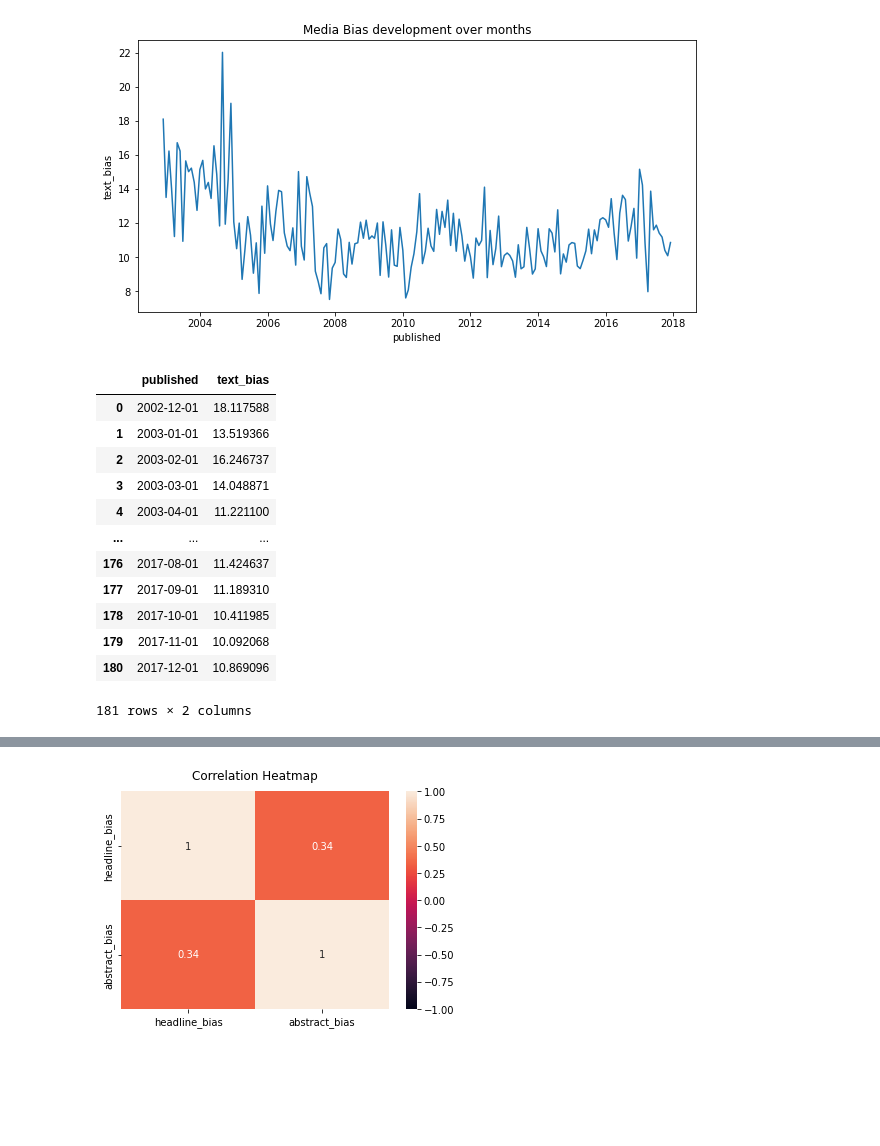
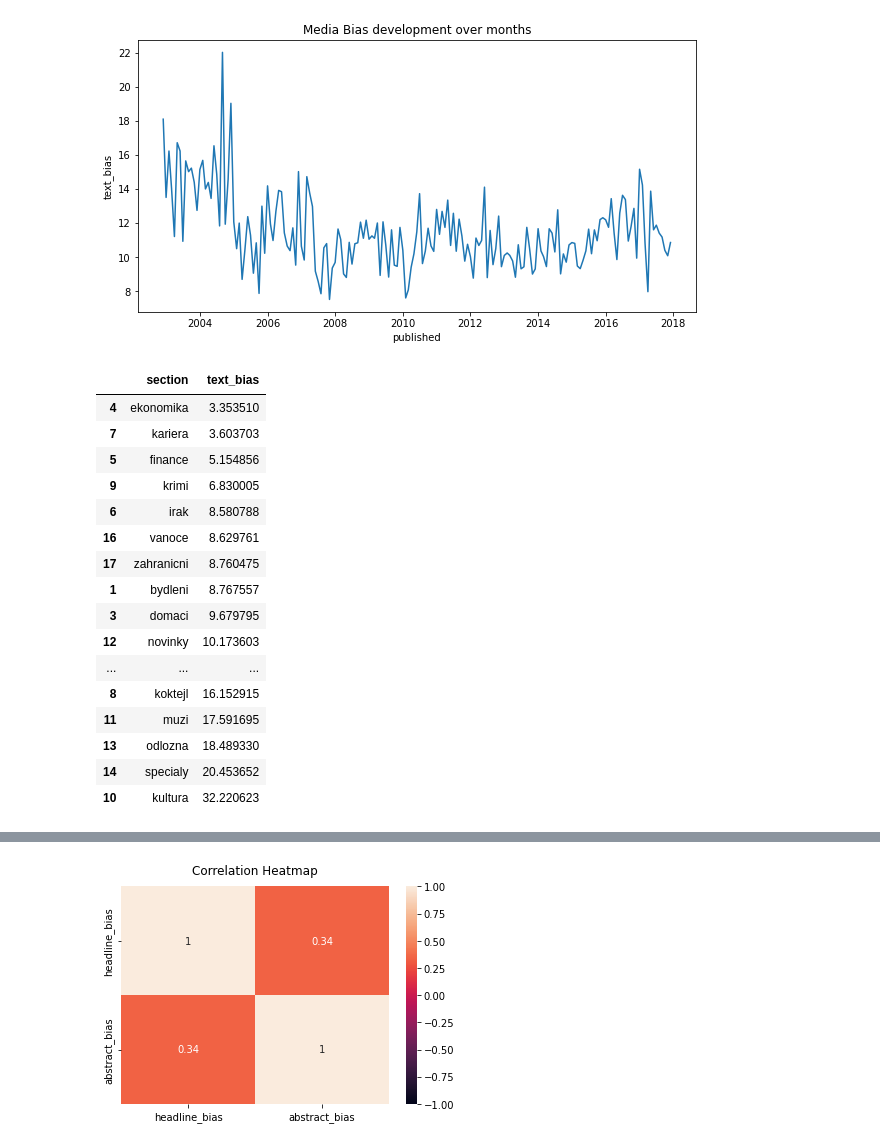
Before and after one commit to horychtom/czech-media-bias-detection, a Jupyter notebook: notebooks/media/full_pipeline/inference_experiments.ipynb, the cells around one changed output, grey strips where cells are left out. Cells and saved outputs as stored; diff of their text form; code cells hidden in the pictures; blank space fills up the shorter version.

```diff
--- a/notebooks/media/full_pipeline/inference_experiments.ipynb
+++ b/notebooks/media/full_pipeline/inference_experiments.ipynb
@@ -155,6 +155,8 @@ novinky.to_csv('./novinky_w_commentary.csv',index=False)
 novinky = assign_bias_ratio(novinky,'text')
 # %%
 novinky.to_csv('./novinky_w_commentary.csv',index=False)
+# %%
+novinky = pd.read_csv('./novinky_w_commentary.csv')
 # %%
 novinky = novinky[novinky['section'] != 'komentare']
 novinky = novinky[novinky['section'] != 'fejeton']
@@ -195,18 +197,23 @@ sns.lineplot(ax = ax, x='published', y='text_bias', data=df_months).set_title('M
 Text(0.5, 1.0, 'Media Bias development over months')
 [figure]
 # %%
-df_months
+df_sections = novinky.groupby('section',as_index=False).agg({'text_bias':'mean'})
+df_sections.sort_values(by='text_bias')
 # %% [output]
-|  | published | text_bias |
-| 0 | 2002-12-01 | 18.117588 |
-| 1 | 2003-01-01 | 13.519366 |
-| 2 | 2003-02-01 | 16.246737 |
-| 3 | 2003-03-01 | 14.048871 |
-| 4 | 2003-04-01 | 11.221100 |
+|  | section | text_bias |
+| 4 | ekonomika | 3.353510 |
+| 7 | kariera | 3.603703 |
+| 5 | finance | 5.154856 |
+| 9 | krimi | 6.830005 |
+| 6 | irak | 8.580788 |
+| 16 | vanoce | 8.629761 |
+| 17 | zahranicni | 8.760475 |
+| 1 | bydleni | 8.767557 |
+| 3 | domaci | 9.679795 |
+| 12 | novinky | 10.173603 |
 | ... | ... | ... |
-| 176 | 2017-08-01 | 11.424637 |
-| 177 | 2017-09-01 | 11.189310 |
-| 178 | 2017-10-01 | 10.411985 |
-| 179 | 2017-11-01 | 10.092068 |
-| 180 | 2017-12-01 | 10.869096 |
+| 8 | koktejl | 16.152915 |
+| 11 | muzi | 17.591695 |
+| 13 | odlozna | 18.489330 |
+| 14 | specialy | 20.453652 |
+| 10 | kultura | 32.220623 |
-181 rows × 2 columns
```
Also changed, not shown: parts of 4 cells of this notebook, 8 other files.
